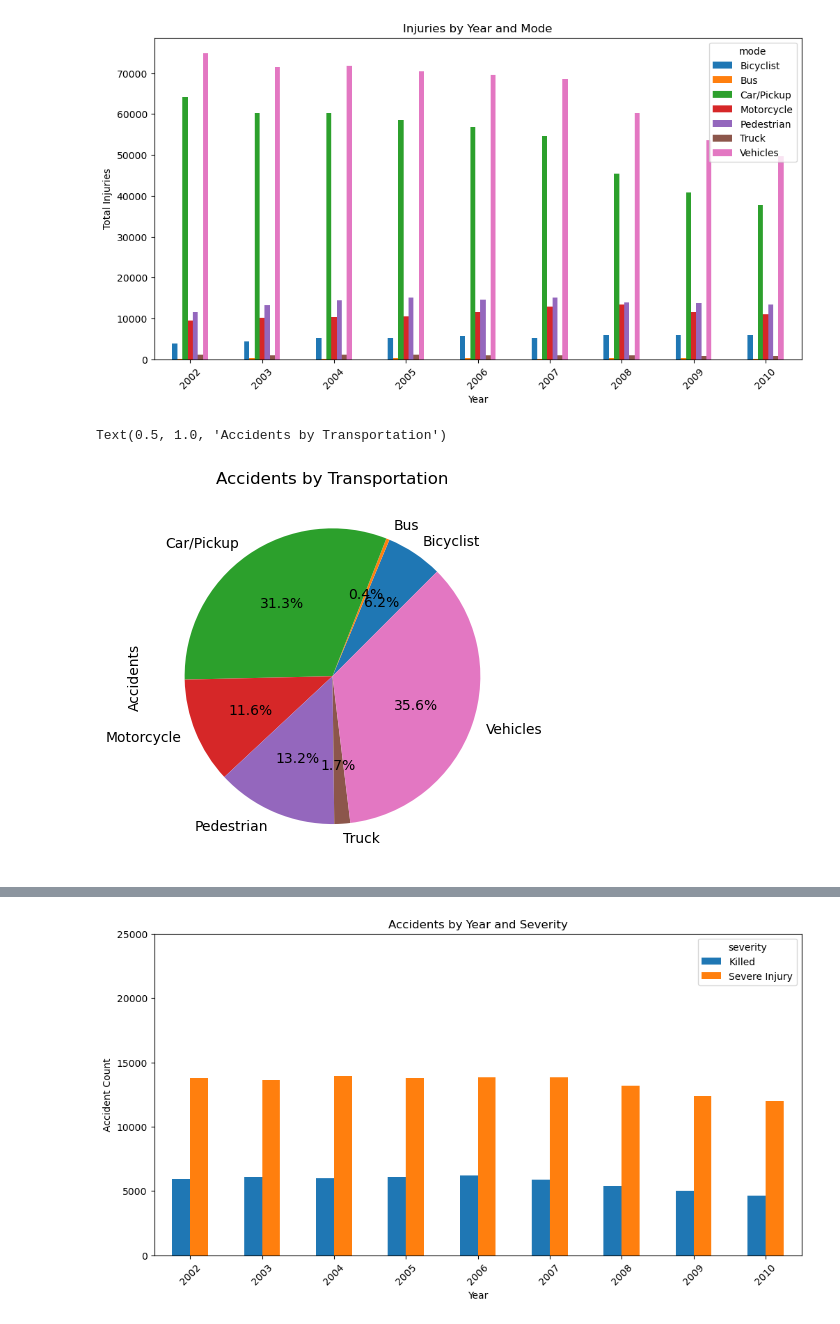
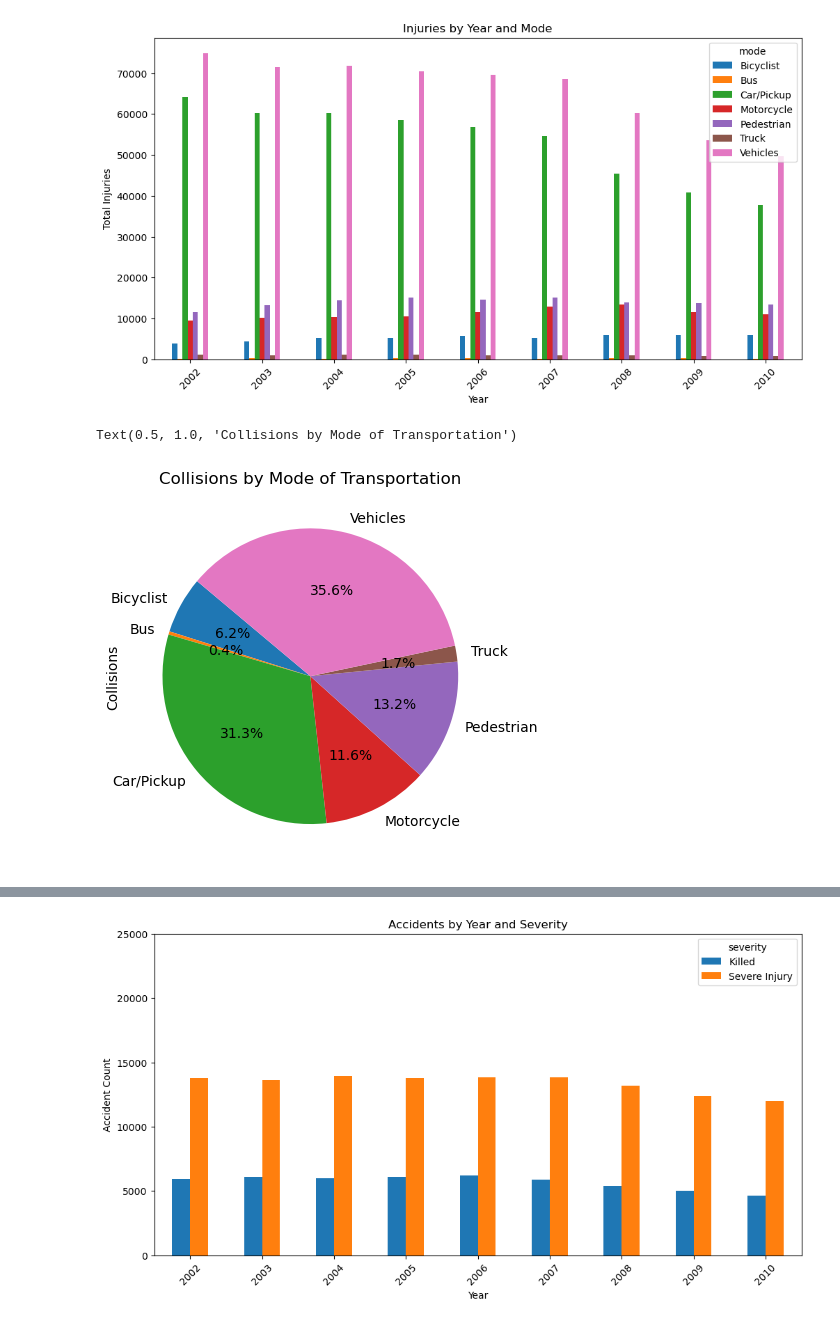
Before and after one commit to PadmaGuna/Project1, a Jupyter notebook: Monica.ipynb, the cells around one changed output, grey strips where cells are left out. Saved outputs shown, nothing was run; the diff lists cells and outputs as text; code cells hidden in the pictures.

Commit message:
Updating files and pie charts

```diff
--- a/Monica.ipynb
+++ b/Monica.ipynb
@@ -6,7 +6,7 @@ import scipy.stats as stats
 import matplotlib.pyplot as plt
 # %%
 #Open filtered CSV file
-traffic_injuries = Path("../Resources/road-traffic-injuries-2002-2010.csv")
+traffic_injuries = Path("Resources/road-traffic-injuries-2002-2010.csv")
 
 df = pd.read_csv(traffic_injuries)
 
@@ -427,14 +443,14 @@ plt.show()
 [figure]
 # %%
 # Accidents by mode
-collisions_by_mode = clean_df.groupby('mode').size().reset_index(name='Accidents')
+collisions_by_mode = clean_df.groupby('mode').size().reset_index(name='Collisions')
 collisions_by_mode
 
 # Plot a pie chart using the DataFrame
-collisions_by_mode.set_index('mode')['Accidents'].plot.pie(autopct='%1.1f%%', startangle=45)
-plt.title('Accidents by Transportation')
+collisions_by_mode.set_index('mode')['Collisions'].plot.pie(autopct='%1.1f%%', startangle=140)
+plt.title('Collisions by Mode of Transportation')
 
 #Add Charts to DATA folder
 # %% [output]
-Text(0.5, 1.0, 'Accidents by Transportation')
+Text(0.5, 1.0, 'Collisions by Mode of Transportation')
-[figure, old version]
+[figure, new version]
```
Also changed, not shown: parts of 7 cells of this notebook, 1 other file.
